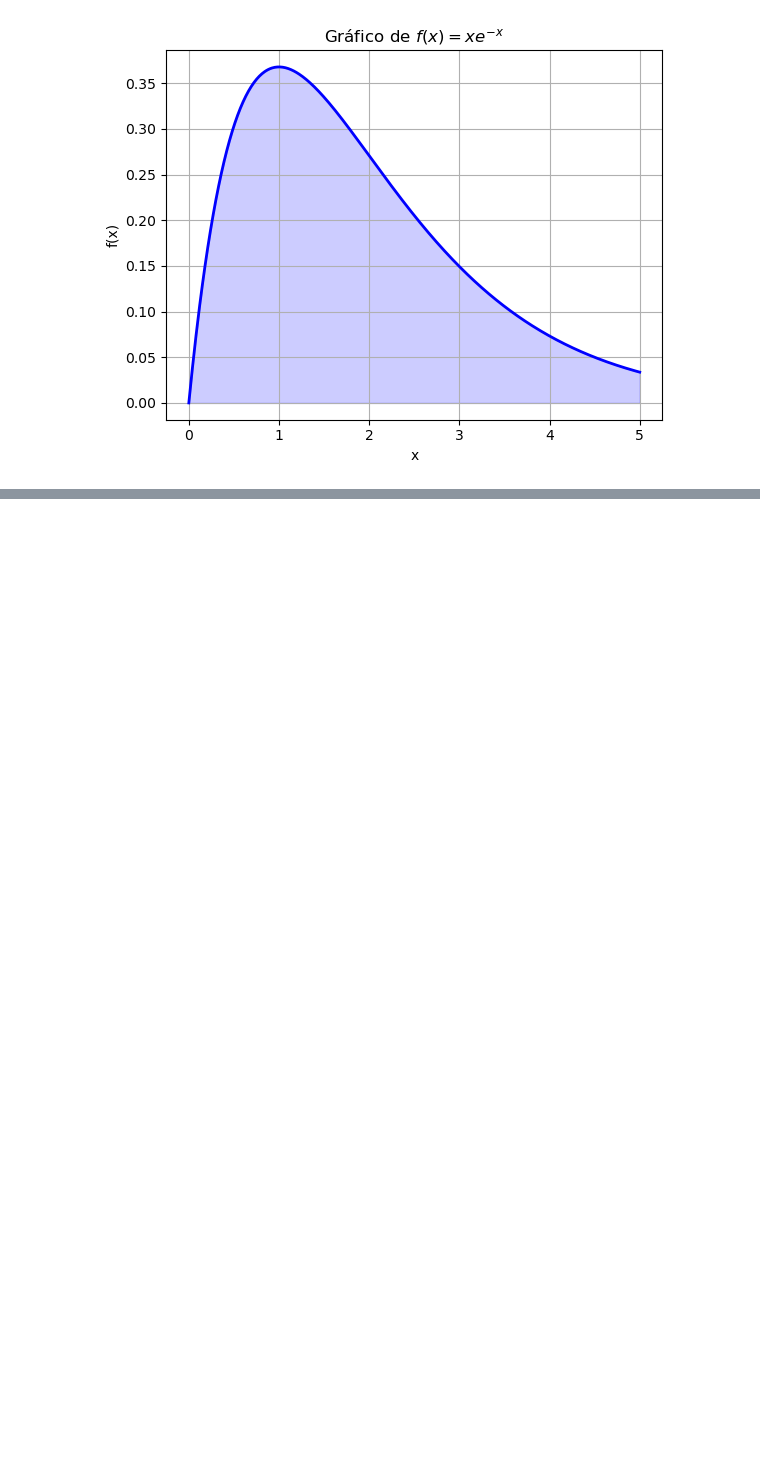
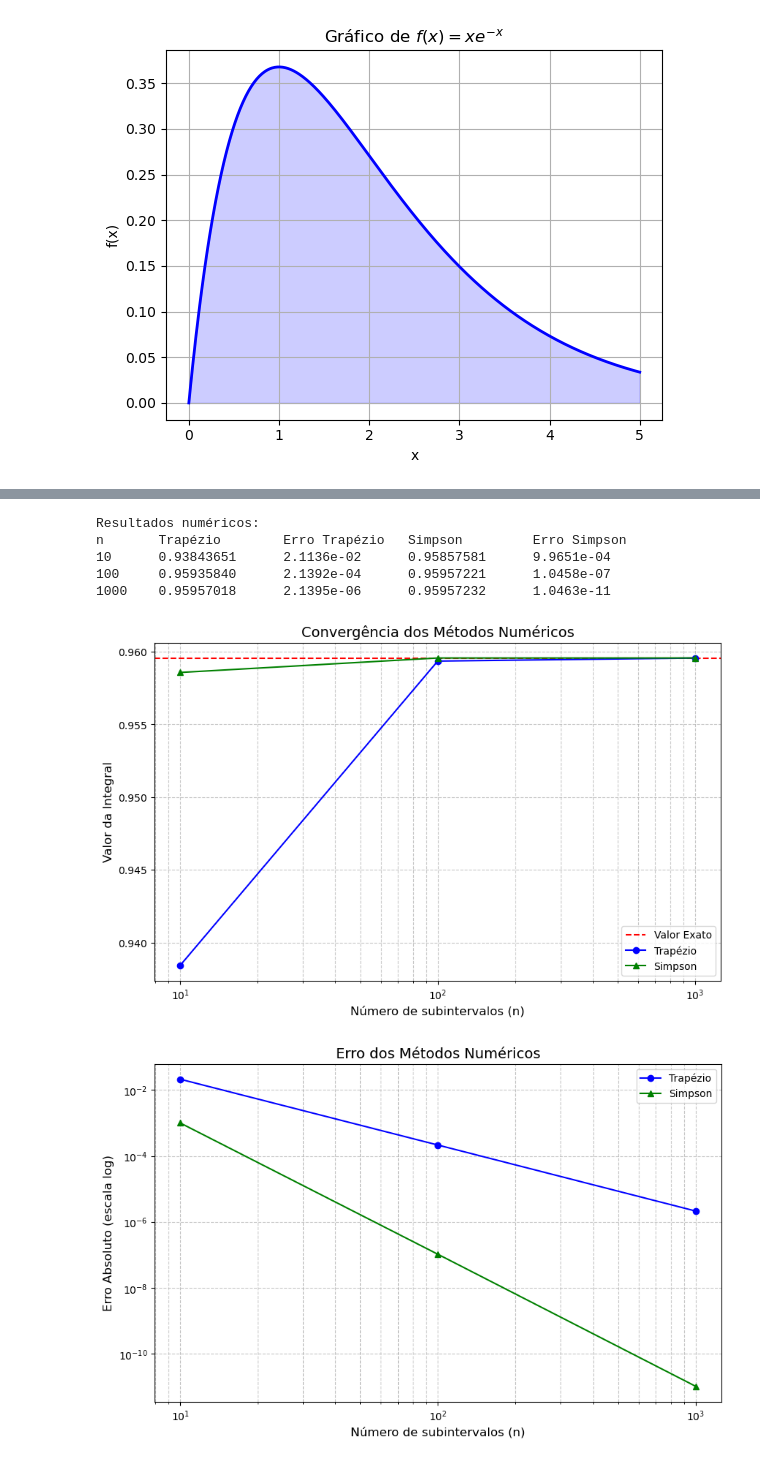
Before and after one commit to pimazzo/AV7, a Jupyter notebook: AV7.ipynb, the cells around one changed output, grey strips where cells are left out. Drawn from its saved outputs; the diff is of its cells as text; code cells hidden in the pictures; blank space fills up the shorter version.

```diff
--- a/AV7.ipynb
+++ b/AV7.ipynb
@@ -79,0 +55,54 @@ plt.show()
+# %%
+ns = [10, 100, 1000]
+trapezoidal_results = []
+simpson_results = []
+
+print("\nResultados numéricos:")
+print("n\tTrapézio\tErro Trapézio\tSimpson\t\tErro Simpson")
+for n in ns:
+    trap_int = trapezoidal_rule(0, 5, n)
+    simp_int = simpson_rule(0, 5, n)
+    trapezoidal_results.append(trap_int)
+    simpson_results.append(simp_int)
+
+    trap_err = abs(trap_int - integral_analitica)
+    simp_err = abs(simp_int - integral_analitica)
+
+    print(f"{n}\t{trap_int:.8f}\t{trap_err:.4e}\t{simp_int:.8f}\t{simp_err:.4e}")
+
+# Gráfico de convergência
+plt.figure(figsize=(10, 6))
+plt.axhline(y=integral_analitica, color='r', linestyle='--', label='Valor Exato')
+plt.plot(ns, trapezoidal_results, 'bo-', label='Trapézio')
+plt.plot(ns, simpson_results, 'g^-', label='Simpson')
+plt.xscale('log')
+plt.xlabel('Número de subintervalos (n)', fontsize=12)
+plt.ylabel('Valor da Integral', fontsize=12)
+plt.title('Convergência dos Métodos Numéricos', fontsize=14)
+plt.legend()
+plt.grid(True, which='both', linestyle='--', alpha=0.7)
+plt.show()
+
+# Gráfico de erro (escala logarítmica)
+trap_errors = [abs(r - integral_analitica) for r in trapezoidal_results]
+simp_errors = [abs(r - integral_analitica) for r in simpson_results]
+
+plt.figure(figsize=(10, 6))
+plt.plot(ns, trap_errors, 'bo-', label='Trapézio')
+plt.plot(ns, simp_errors, 'g^-', label='Simpson')
+plt.xscale('log')
+plt.yscale('log')
+plt.xlabel('Número de subintervalos (n)', fontsize=12)
+plt.ylabel('Erro Absoluto (escala log)', fontsize=12)
+plt.title('Erro dos Métodos Numéricos', fontsize=14)
+plt.legend()
+plt.grid(True, which='both', linestyle='--', alpha=0.7)
+plt.show()
+# %% [output]
+Resultados numéricos:
+n       Trapézio        Erro Trapézio   Simpson         Erro Simpson
+10      0.93843651      2.1136e-02      0.95857581      9.9651e-04
+100     0.95935840      2.1392e-04      0.95957221      1.0458e-07
+1000    0.95957018      2.1395e-06      0.95957232      1.0463e-11
+[figure, added]
+[figure, added]
```
Also changed, not shown: parts of 2 cells of this notebook.
